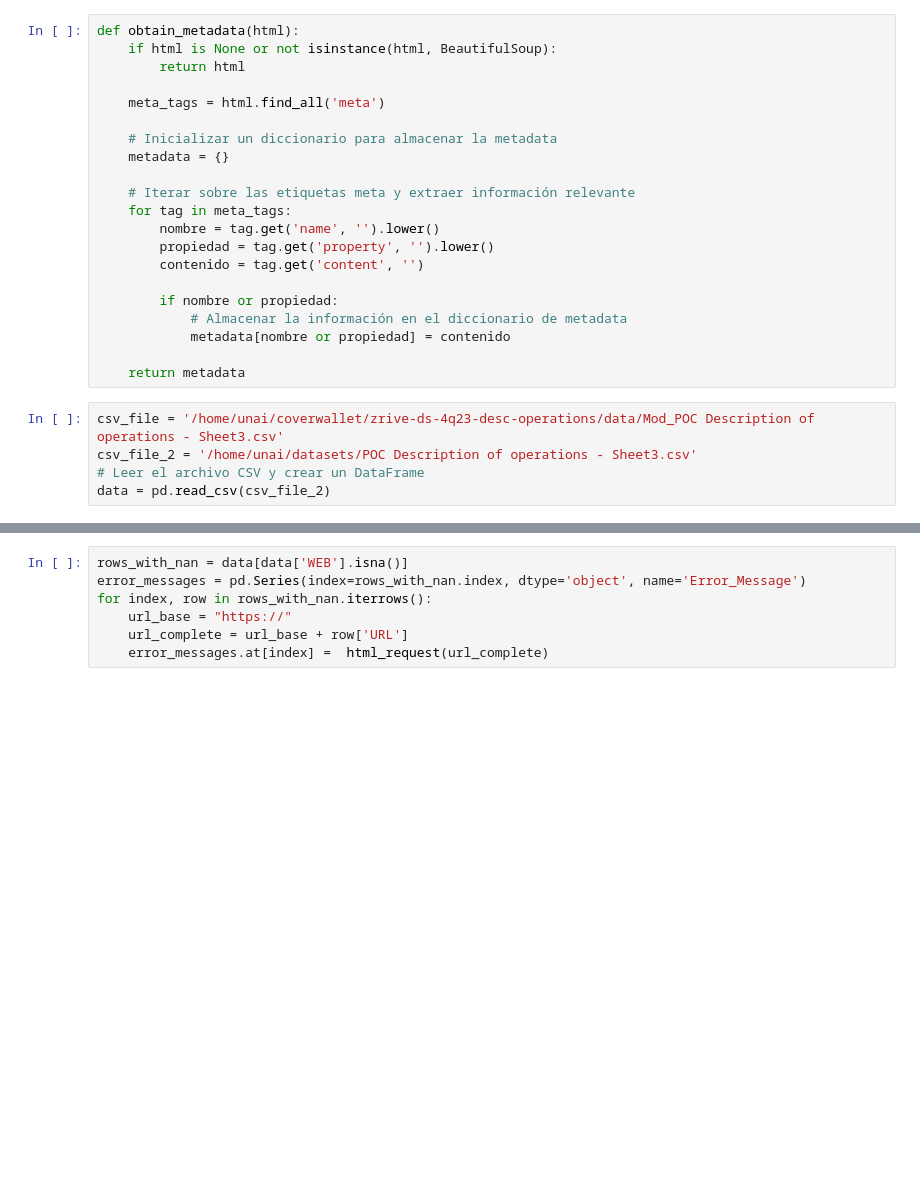
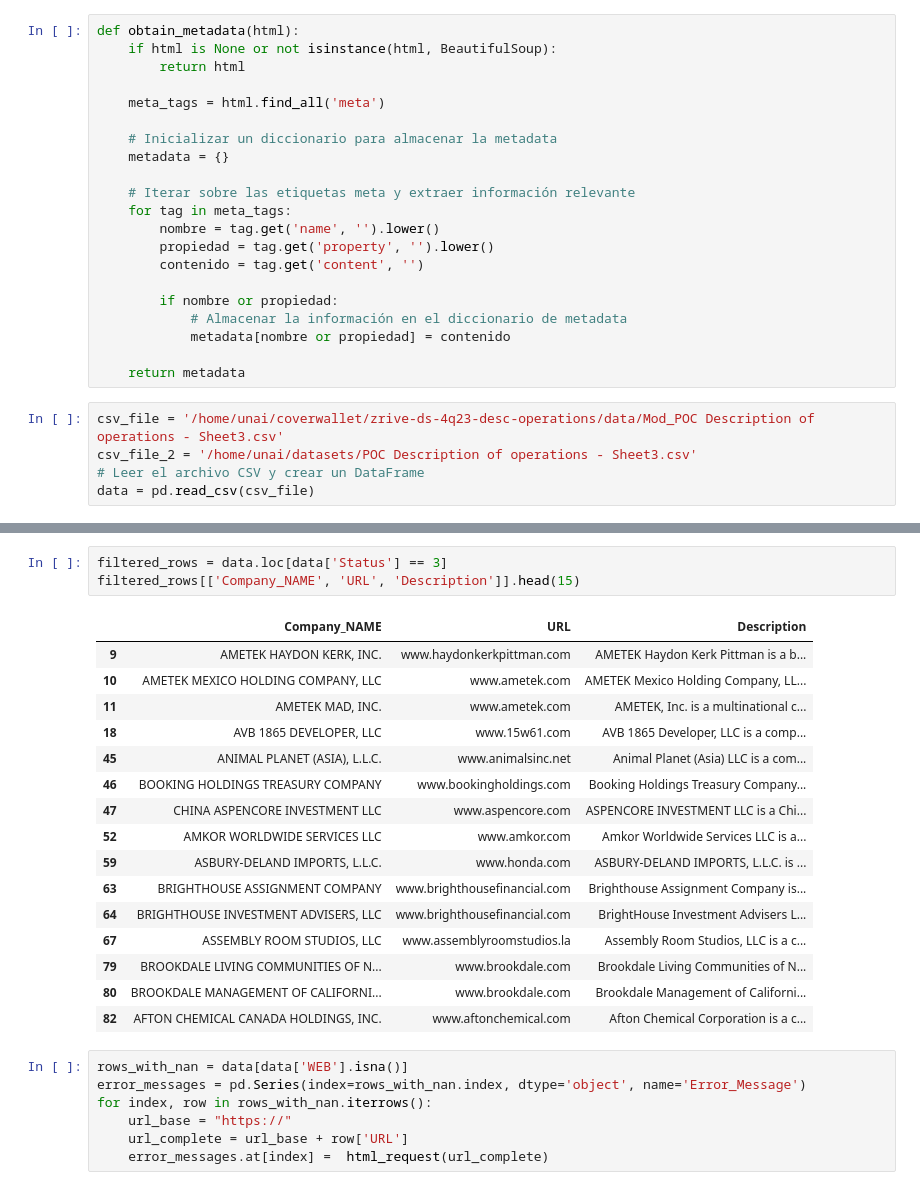
Before and after one commit to Zrive/zrive-ds-4q23-desc-operations, a Jupyter notebook: exploration/Unai/scraping.ipynb, the cells around one changed output, grey strips where cells are left out. Drawn from its saved outputs; the diff is of its cells as text; blank space fills up the shorter version.

Commit message:
All descriptions completed

```diff
--- a/exploration/Unai/scraping.ipynb
+++ b/exploration/Unai/scraping.ipynb
@@ -64,4 +64,4 @@ def obtain_metadata(html):
 csv_file = '/home/unai/coverwallet/zrive-ds-4q23-desc-operations/data/Mod_POC Description of operations - Sheet3.csv'
 csv_file_2 = '/home/unai/datasets/POC Description of operations - Sheet3.csv'
 # Leer el archivo CSV y crear un DataFrame
-data = pd.read_csv(csv_file_2)
+data = pd.read_csv(csv_file)
@@ -68,3 +91,23 @@ data = pd.read_csv(csv_file_2)
+# %%
+filtered_rows = data.loc[data['Status'] == 3]
+filtered_rows[['Company_NAME', 'URL', 'Description']].head(15)
+# %% [output]
+|  | Company_NAME | URL | Description |
+| 9 | AMETEK HAYDON KERK, INC. | www.haydonkerkpittman.com | AMETEK Haydon Kerk Pittman is a b... |
+| 10 | AMETEK MEXICO HOLDING COMPANY, LLC | www.ametek.com | AMETEK Mexico Holding Company, LL... |
+| 11 | AMETEK MAD, INC. | www.ametek.com | AMETEK, Inc. is a multinational c... |
+| 18 | AVB 1865 DEVELOPER, LLC | www.15w61.com | AVB 1865 Developer, LLC is a comp... |
+| 45 | ANIMAL PLANET (ASIA), L.L.C. | www.animalsinc.net | Animal Planet (Asia) LLC is a com... |
+| 46 | BOOKING HOLDINGS TREASURY COMPANY | www.bookingholdings.com | Booking Holdings Treasury Company... |
+| 47 | CHINA ASPENCORE INVESTMENT LLC | www.aspencore.com | ASPENCORE INVESTMENT LLC is a Chi... |
+| 52 | AMKOR WORLDWIDE SERVICES LLC | www.amkor.com | Amkor Worldwide Services LLC is a... |
+| 59 | ASBURY-DELAND IMPORTS, L.L.C. | www.honda.com | ASBURY-DELAND IMPORTS, L.L.C. is ... |
+| 63 | BRIGHTHOUSE ASSIGNMENT COMPANY | www.brighthousefinancial.com | Brighthouse Assignment Company is... |
+| 64 | BRIGHTHOUSE INVESTMENT ADVISERS, LLC | www.brighthousefinancial.com | BrightHouse Investment Advisers L... |
+| 67 | ASSEMBLY ROOM STUDIOS, LLC | www.assemblyroomstudios.la | Assembly Room Studios, LLC is a c... |
+| 79 | BROOKDALE LIVING COMMUNITIES OF N... | www.brookdale.com | Brookdale Living Communities of N... |
+| 80 | BROOKDALE MANAGEMENT OF CALIFORNI... | www.brookdale.com | Brookdale Management of Californi... |
+| 82 | AFTON CHEMICAL CANADA HOLDINGS, INC. | www.aftonchemical.com | Afton Chemical Corporation is a c... |
 # %%
 rows_with_nan = data[data['WEB'].isna()]
 error_messages = pd.Series(index=rows_with_nan.index, dtype='object', name='Error_Message')
```
Also changed, not shown: parts of 3 cells of this notebook, 8 other files.
